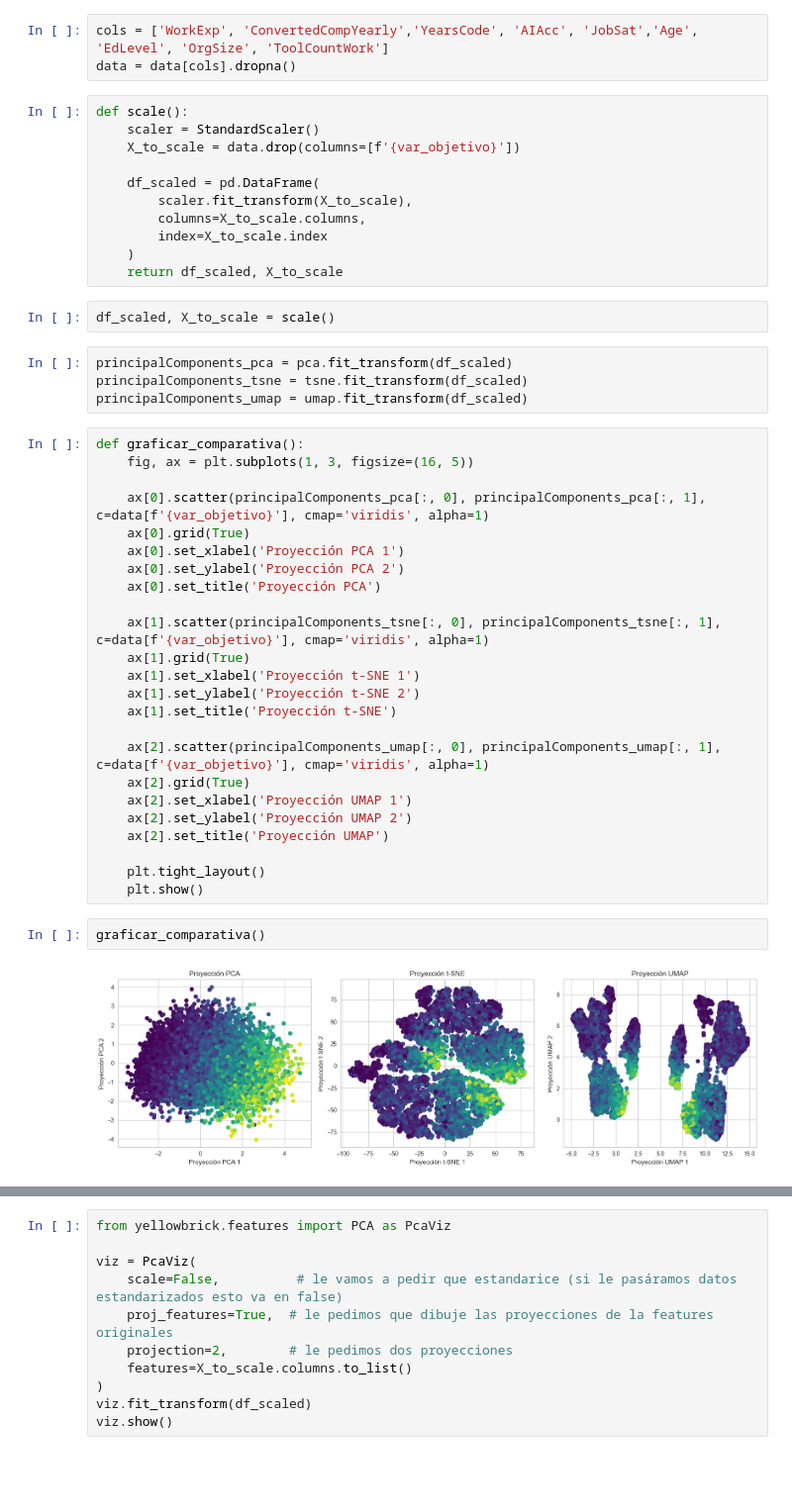
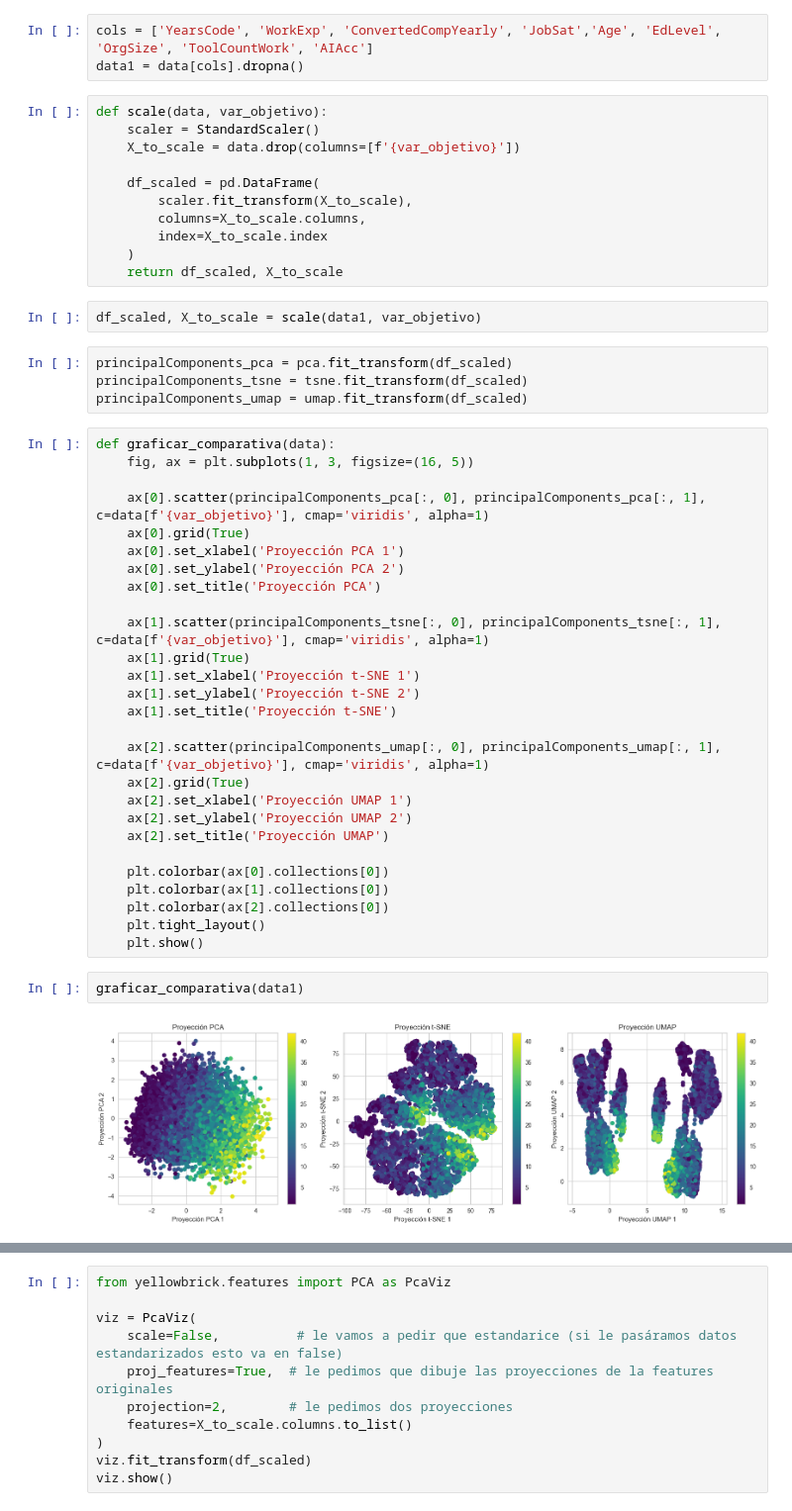
Before and after one commit to gonbenini/ciencia-datos-tpe, a Jupyter notebook: entregable.ipynb, the cells around one changed output, grey strips where cells are left out. Shown at 99% size. Cells and saved outputs as stored; diff of their text form; blank space fills up the shorter version.

```diff
--- a/entregable.ipynb
+++ b/entregable.ipynb
@@ -496,10 +496,10 @@ data['OrgSize'] = data['OrgSize'].map(orgsize_map)
 # %%
 var_objetivo = 'WorkExp'
 # %%
-cols = ['WorkExp', 'ConvertedCompYearly','YearsCode', 'AIAcc', 'JobSat','Age', 'EdLevel', 'OrgSize', 'ToolCountWork']
-data = data[cols].dropna()
+cols = ['YearsCode', 'WorkExp', 'ConvertedCompYearly', 'JobSat','Age', 'EdLevel', 'OrgSize', 'ToolCountWork', 'AIAcc']
+data1 = data[cols].dropna()
 # %%
-def scale():
+def scale(data, var_objetivo):
     scaler = StandardScaler()
     X_to_scale = data.drop(columns=[f'{var_objetivo}'])
 
@@ -510,13 +510,13 @@ def scale():
     )
     return df_scaled, X_to_scale
 # %%
-df_scaled, X_to_scale = scale()
+df_scaled, X_to_scale = scale(data1, var_objetivo)
 # %%
 principalComponents_pca = pca.fit_transform(df_scaled)
 principalComponents_tsne = tsne.fit_transform(df_scaled)
 principalComponents_umap = umap.fit_transform(df_scaled)
 # %%
-def graficar_comparativa():
+def graficar_comparativa(data):
     fig, ax = plt.subplots(1, 3, figsize=(16, 5))
 
     ax[0].scatter(principalComponents_pca[:, 0], principalComponents_pca[:, 1], c=data[f'{var_objetivo}'], cmap='viridis', alpha=1)
@@ -537,10 +537,13 @@ def graficar_comparativa():
     ax[2].set_ylabel('Proyección UMAP 2')
     ax[2].set_title('Proyección UMAP')
 
+    plt.colorbar(ax[0].collections[0])
+    plt.colorbar(ax[1].collections[0])
+    plt.colorbar(ax[2].collections[0])
     plt.tight_layout()
     plt.show()
 # %%
-graficar_comparativa()
+graficar_comparativa(data1)
 # %% [output]
-[figure, old version]
+[figure, new version]
 # %%
```
Also changed, not shown: parts of 104 cells of this notebook.
